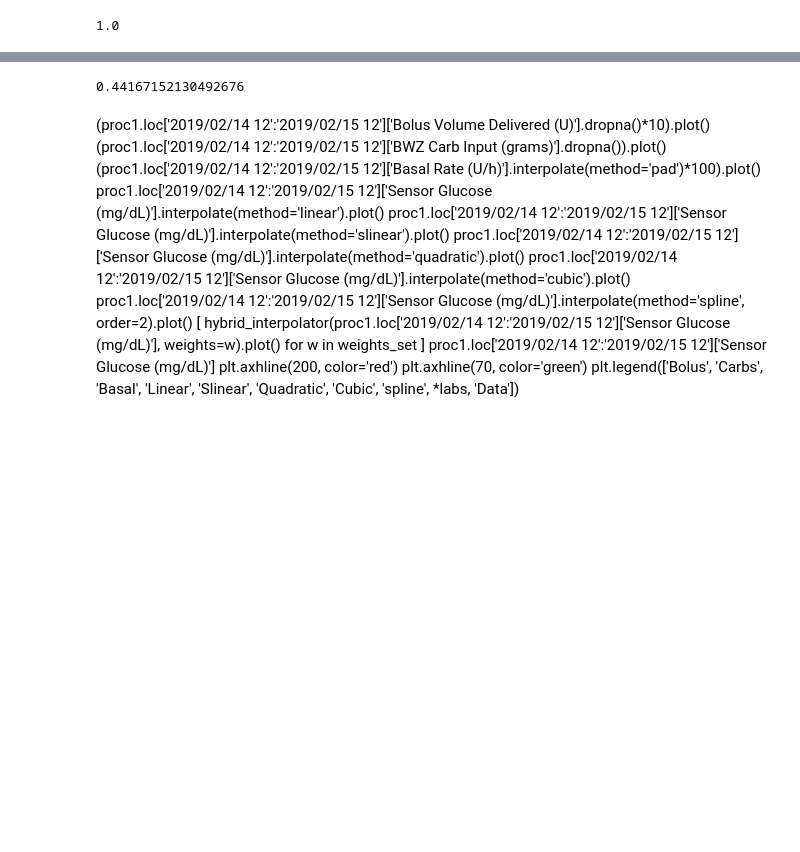
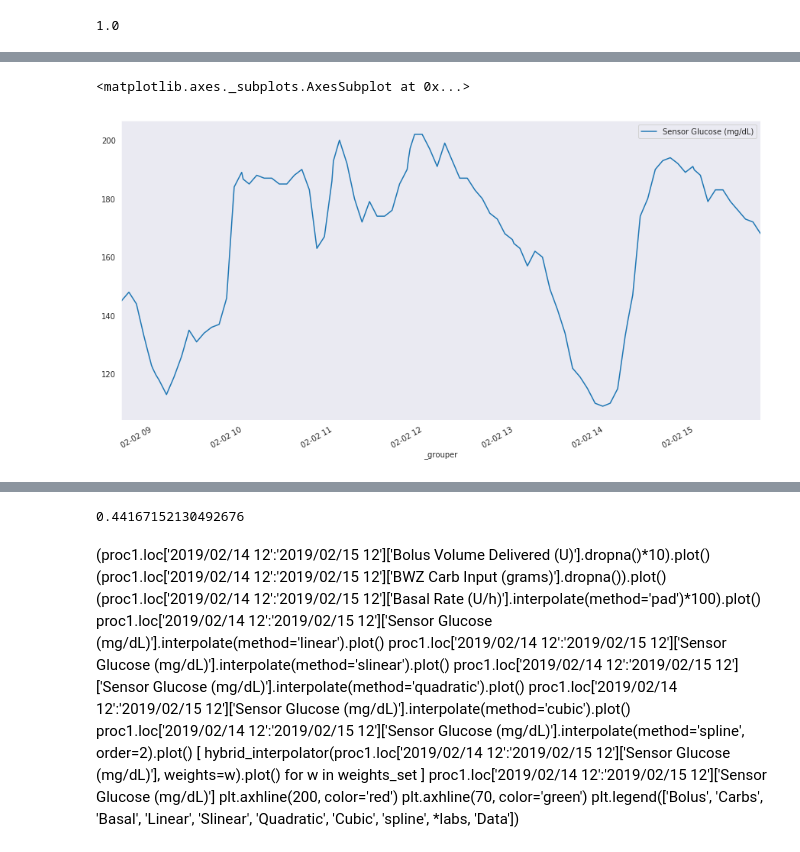
Before and after one commit to gmagannaDevelop/DiabManager, a Jupyter notebook: parse_carelink.ipynb, the cells around one changed output, grey strips where cells are left out. Saved outputs shown, nothing was run; the diff lists cells and outputs as text; code cells hidden in the pictures; blank space fills up the shorter version.

```diff
--- a/parse_carelink.ipynb
+++ b/parse_carelink.ipynb
@@ -536,0 +544,5 @@ y = y.flatten()
+# %%
+first_half.iloc[len(first_half)-100:len(first_half)-3, :].plot()
+# %% [output]
+<matplotlib.axes._subplots.AxesSubplot at 0x...>
+[figure, added]
```
Also changed, not shown: parts of 19 cells of this notebook, 2 other files.
